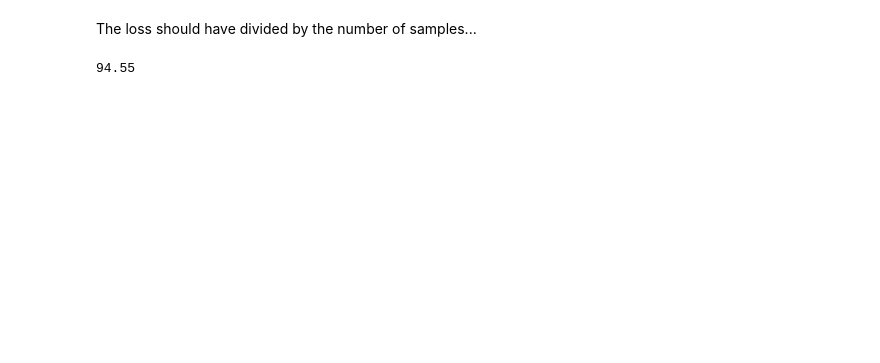
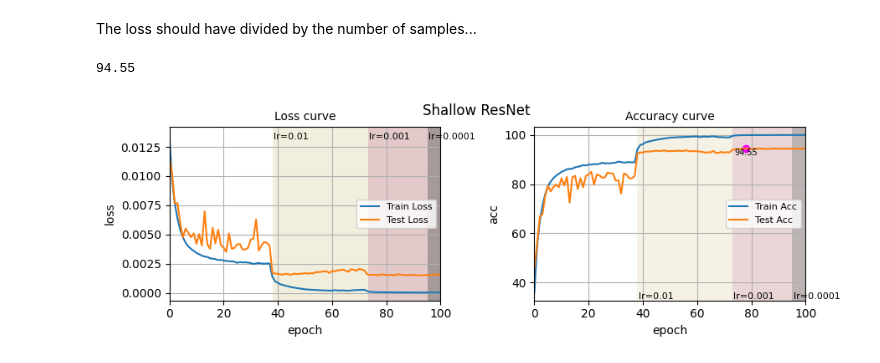
Before and after one commit to ukarthik27/cifar-resnet, a Jupyter notebook: MP_Shallow_ResNet.ipynb, the cells around one changed output. Cells and saved outputs as stored; diff of their text form; code cells hidden in the pictures; blank space fills up the shorter version.

```diff
--- a/MP_Shallow_ResNet.ipynb
+++ b/MP_Shallow_ResNet.ipynb
@@ -334,3 +334,45 @@ The loss should have divided by the number of samples...
 best_acc
 # %% [output]
 94.55
+# %%
+import numpy as np
+num_epochs = 101
+models = torch.load('./checkpoint/'+model_chk_name+'.pth')
+xax = range(num_epochs)
+fig, axs = plt.subplots(1, 2, figsize=(9,3))
+axs[0].plot(xax, models["train_loss"], label="Train Loss")
+axs[0].plot(xax, models["test_loss"], label="Test Loss")
+axs[0].set_title('Loss curve', fontsize=10)
+axs[0].set_xlabel('epoch')
+axs[0].set_ylabel('loss')
+axs[0].grid()
+axs[0].legend(loc="center right", fontsize=8)
+lr = models["lr"]
+axs[0].pcolorfast(xax, axs[0].get_ylim(), np.log(np.array(lr))[np.newaxis], cmap="pink", alpha=0.4, vmax=np.log(1e-1), vmin=np.log(1e-4))
+
+for j in range(1,num_epochs-1):
+    if lr[j] != lr[j-1]:
+        axs[0].text(j+0.5, axs[0].get_ylim()[1]-0.0005, f"lr={round(lr[j],6)}", fontsize=8, va="top")
+
+axs[1].plot(xax, models["train_acc"], label="Train Acc")
+axs[1].plot(xax, models["test_acc"], label="Test Acc")
+best_epoch, best_val = np.argmax(models["test_acc"]), max(models["test_acc"])
+axs[1].scatter(best_epoch, best_val, marker="o", c="magenta")
+axs[1].text(best_epoch, best_val, round(best_val, 2), va="top", ha="center", fontsize=7)
+axs[1].set_title('Accuracy curve', fontsize=10)
+axs[1].set_xlabel('epoch')
+axs[1].set_ylabel('acc')
+axs[1].grid()
+axs[1].legend(loc="center right", fontsize=8)
+lr = models["lr"]
+axs[1].pcolorfast(xax, axs[1].get_ylim(), np.log(np.array(lr))[np.newaxis], cmap="pink", alpha=0.3, vmax=np.log(1e-1), vmin=np.log(1e-4))
+
+for j in range(1,num_epochs-1):
+    if lr[j] != lr[j-1]:
+        axs[1].text(j+0.5, axs[1].get_ylim()[0]-0.0005, f"lr={round(lr[j],6)}", fontsize=8, va="bottom")
+
+fig.tight_layout()
+fig.suptitle("Shallow ResNet")
+fig.show()
+# %% [output]
+[figure, added]
```
Also changed, not shown: parts of 4 cells of this notebook, 2 other files.
